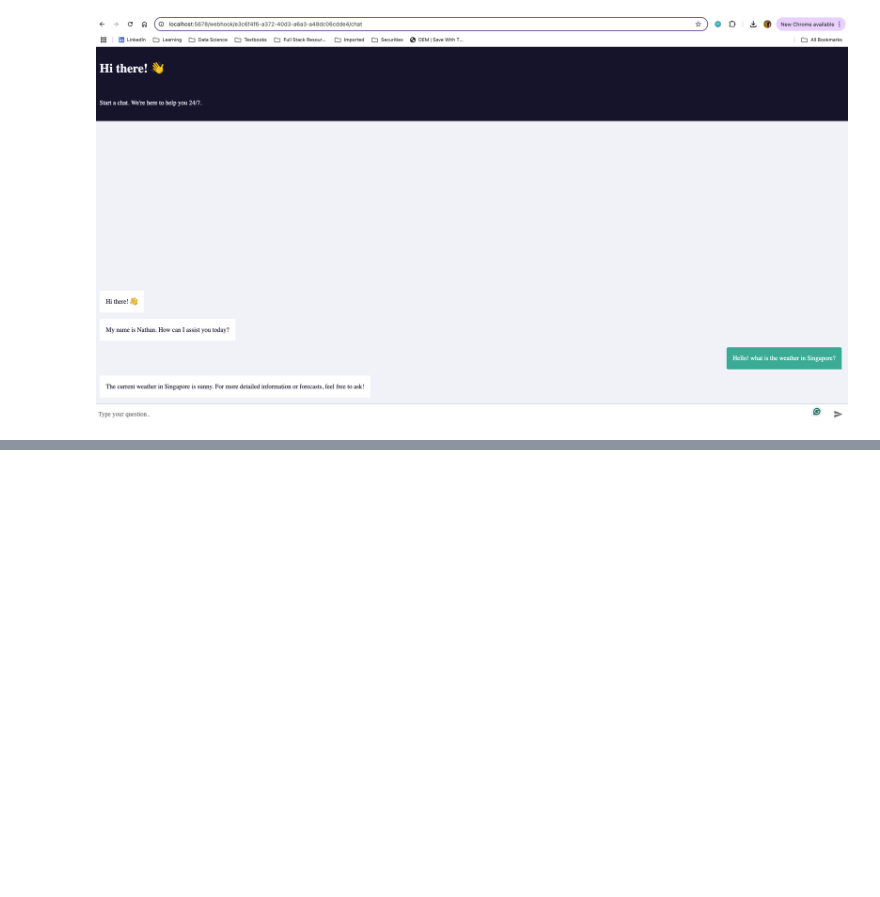
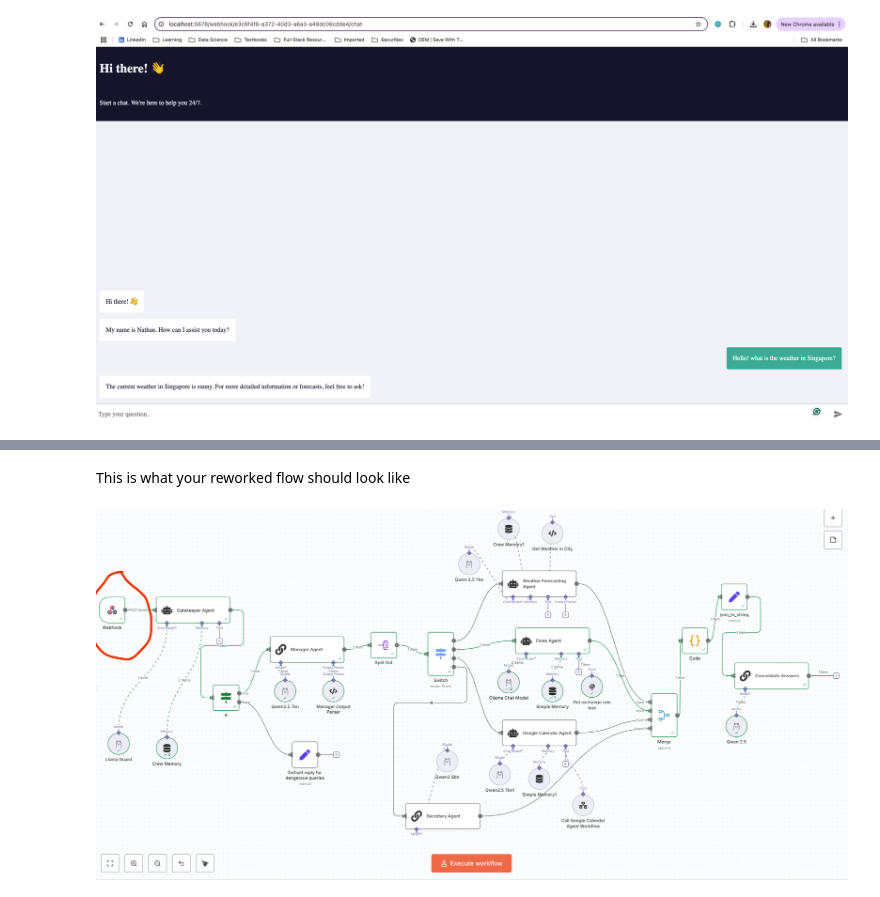
Before and after one commit to tituslhy/n8n-playground, a Jupyter notebook: notebooks/0. n8n_walkthrough.ipynb, the cells around one changed output, grey strips where cells are left out. Drawn from its saved outputs; the diff is of its cells as text; code cells hidden in the pictures; blank space fills up the shorter version.

```diff
--- a/notebooks/2. building_your_agents.ipynb
+++ b/notebooks/0. n8n_walkthrough.ipynb
@@ -207,0 +220,6 @@ display(Image("../images/21. N8n public chat UI.png"))
+# %% [markdown]
+This is what your reworked flow should look like
+# %%
+display(Image("../images/22. Rework flow.png"))
+# %% [output]
+[figure, added]
```
Also changed, not shown: parts of 4 cells of this notebook, 2 other files.
